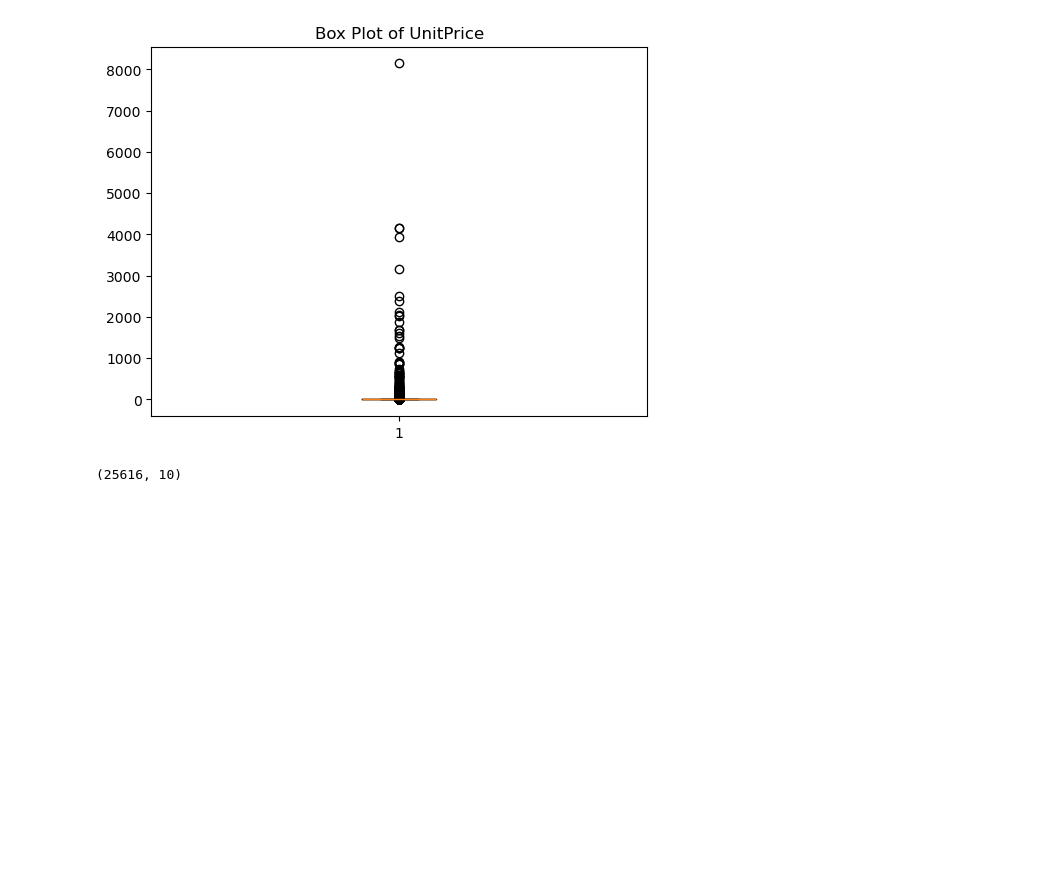
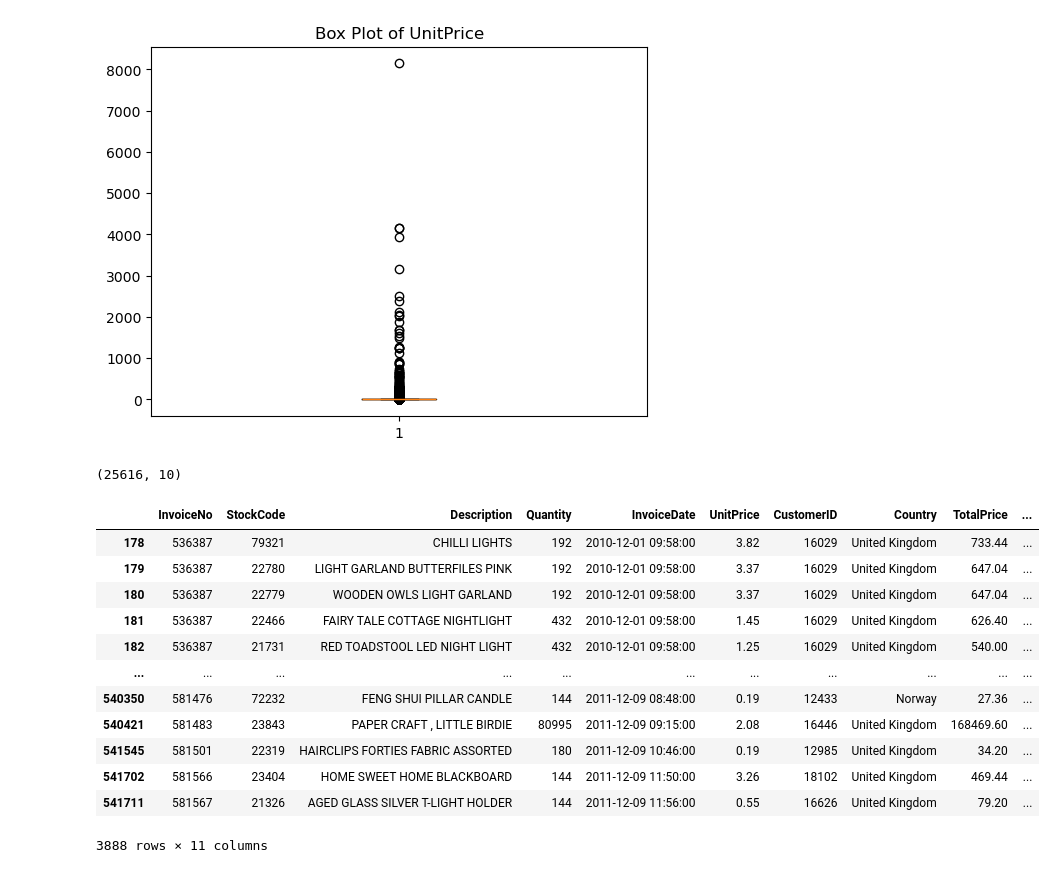
Before and after one commit to moulikazama/Customer_lifetime_value_predict_segment, a Jupyter notebook: notebooks/02_data_preprocess.ipynb, the cells around one changed output. Drawn from its saved outputs; the diff is of its cells as text; code cells hidden in the pictures; blank space fills up the shorter version.

```diff
--- a/notebooks/02_data_preprocess.ipynb
+++ b/notebooks/02_data_preprocess.ipynb
@@ -118,0 +138,17 @@ outliers.shape
+# %%
+upper_limit = df["Quantity"].quantile(0.99)
+df[df["Quantity"] > upper_limit]
+# %% [output]
+|  | InvoiceNo | StockCode | Description | Quantity | InvoiceDate | UnitPrice | CustomerID | Country | TotalPrice | ... |
+| 178 | 536387 | 79321 | CHILLI LIGHTS | 192 | 2010-12-01 09:58:00 | 3.82 | 16029 | United Kingdom | 733.44 | ... |
+| 179 | 536387 | 22780 | LIGHT GARLAND BUTTERFILES PINK | 192 | 2010-12-01 09:58:00 | 3.37 | 16029 | United Kingdom | 647.04 | ... |
+| 180 | 536387 | 22779 | WOODEN OWLS LIGHT GARLAND | 192 | 2010-12-01 09:58:00 | 3.37 | 16029 | United Kingdom | 647.04 | ... |
+| 181 | 536387 | 22466 | FAIRY TALE COTTAGE NIGHTLIGHT | 432 | 2010-12-01 09:58:00 | 1.45 | 16029 | United Kingdom | 626.40 | ... |
+| 182 | 536387 | 21731 | RED TOADSTOOL LED NIGHT LIGHT | 432 | 2010-12-01 09:58:00 | 1.25 | 16029 | United Kingdom | 540.00 | ... |
+| ... | ... | ... | ... | ... | ... | ... | ... | ... | ... | ... |
+| 540350 | 581476 | 72232 | FENG SHUI PILLAR CANDLE | 144 | 2011-12-09 08:48:00 | 0.19 | 12433 | Norway | 27.36 | ... |
+| 540421 | 581483 | 23843 | PAPER CRAFT , LITTLE BIRDIE | 80995 | 2011-12-09 09:15:00 | 2.08 | 16446 | United Kingdom | 168469.60 | ... |
+| 541545 | 581501 | 22319 | HAIRCLIPS FORTIES FABRIC ASSORTED | 180 | 2011-12-09 10:46:00 | 0.19 | 12985 | United Kingdom | 34.20 | ... |
+| 541702 | 581566 | 23404 | HOME SWEET HOME BLACKBOARD | 144 | 2011-12-09 11:50:00 | 3.26 | 18102 | United Kingdom | 469.44 | ... |
+| 541711 | 581567 | 21326 | AGED GLASS SILVER T-LIGHT HOLDER | 144 | 2011-12-09 11:56:00 | 0.55 | 16626 | United Kingdom | 79.20 | ... |
+3888 rows × 11 columns
```
Also changed, not shown: parts of 28 cells of this notebook, 1 other file.
